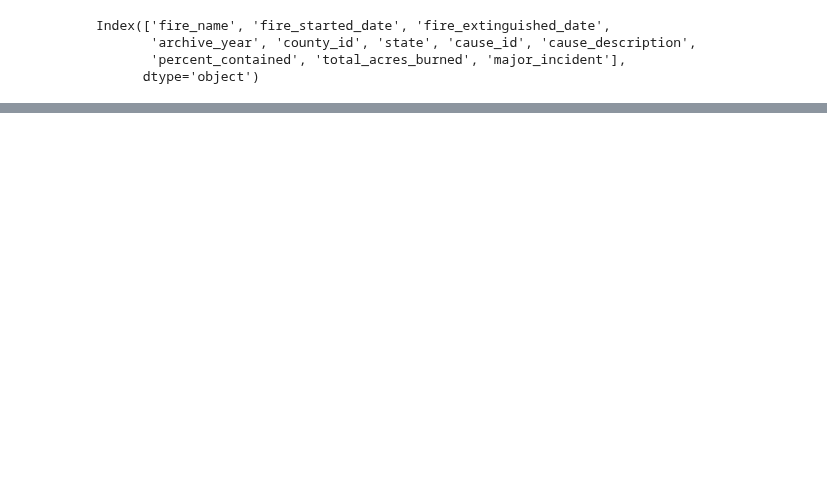
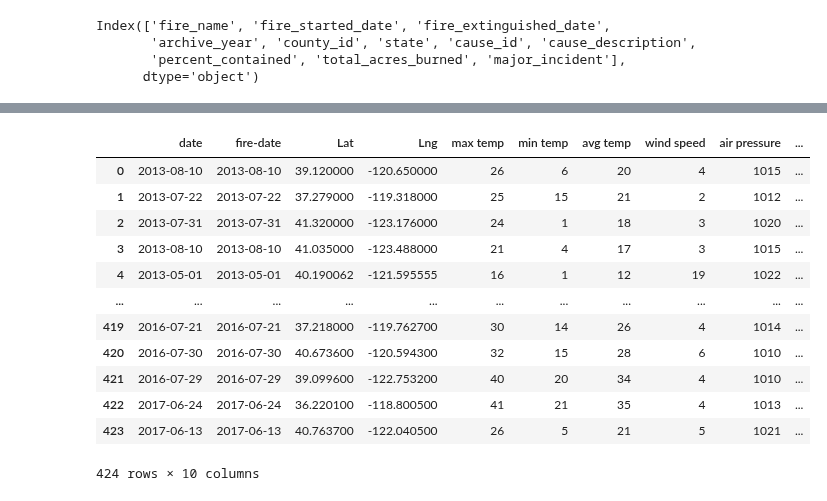
Before and after one commit to dhivyapadmanaban/California_Wildfires, a Jupyter notebook: Data_Processing/California_WildFire_Processing.ipynb, the cells around one changed output, grey strips where cells are left out. Saved outputs shown, nothing was run; the diff lists cells and outputs as text; code cells hidden in the pictures; blank space fills up the shorter version.

Commit message:
Adding the updated weather data

```diff
--- a/Data_Processing/California_WildFire_Processing.ipynb
+++ b/Data_Processing/California_WildFire_Processing.ipynb
@@ -611,6 +627,8 @@ tmax = []
 tmin = []
 tavg = []
 wspd = []
+pres = []
+prcp = []
 
 
 for index, row in california_fire[["Latitude", "Longitude", "Fire_Started_Date"]].iterrows():
@@ -629,25 +647,39 @@ for index, row in california_fire[["Latitude", "Longitude", "Fire_Started_Date"]
         #print(data.tmax[0])
         tmax.append(data.tmax[0])
     else:
-        tmax.append(-273)
+        tmax.append(0)
 
     if len(data.tmin) > 0:
         #print("The mean minimum air temperature in °C:")
         #print(data.tmin[0])
         tmin.append(data.tmin[0])
     else:
-        tmin.append(-273)
+        tmin.append(0)
 
     if len(data.tavg) > 0:
         #print("The mean air temperature in °C:")
         #print(data.tavg[0])
         tavg.append(data.tavg[0])
     else:
-        tavg.append(-273)
+        tavg.append(0)
 
     if len(data.wspd) > 0:
         #print("The mean wind speed in km/hr:")
         #print(data.wspd[0])
         wspd.append(data.wspd[0])
     else:
-        wspd.append(-1)
+        wspd.append(1)
+
+    if len(data.pres) > 0:
+        #print("The mean wind speed in km/hr:")
+        #print(data.wspd[0])
+        pres.append(data.pres[0])
+    else:
+        pres.append(1)
+
+    if len(data.prcp) > 0:
+        #print("The mean wind speed in km/hr:")
+        #print(data.wspd[0])
+        prcp.append(data.prcp[0])
+    else:
+        prcp.append(0)
@@ -656,3 +691,11 @@ california_fire["Minimum_Temp"] = tmin
 california_fire["Maximum_Temp"] = tmax
 california_fire["Average_Temp"] = tavg
 california_fire["Wind_Speed"] = wspd
+california_fire["Air_Pressure"] = pres
+california_fire["Precipitation"] = prcp
+# %%
+#chk 0 weather data
+missing_weather_df = california_fire[(california_fire['Minimum_Temp'] == 0) & (california_fire['Maximum_Temp'] == 0) &
+                                    (california_fire['Wind_Speed'] == 1) & (california_fire['Air_Pressure'] == 1) &
+                                    (california_fire['Precipitation'] == 0) & (california_fire['Average_Temp'] == 0)]
+missing_weather_df
@@ -658,0 +716,3 @@ california_fire["Wind_Speed"] = wspd
+# %%
+get_weather_df = missing_weather_df.copy()
+get_weather_df
@@ -658,0 +808,17 @@ california_fire["Wind_Speed"] = wspd
+# %%
+weather_df = pd.DataFrame(weather_data)
+weather_df
+# %% [output]
+|  | date | fire-date | Lat | Lng | max temp | min temp | avg temp | wind speed | air pressure | ... |
+| 0 | 2013-08-10 | 2013-08-10 | 39.120000 | -120.650000 | 26 | 6 | 20 | 4 | 1015 | ... |
+| 1 | 2013-07-22 | 2013-07-22 | 37.279000 | -119.318000 | 25 | 15 | 21 | 2 | 1012 | ... |
+| 2 | 2013-07-31 | 2013-07-31 | 41.320000 | -123.176000 | 24 | 1 | 18 | 3 | 1020 | ... |
+| 3 | 2013-08-10 | 2013-08-10 | 41.035000 | -123.488000 | 21 | 4 | 17 | 3 | 1015 | ... |
+| 4 | 2013-05-01 | 2013-05-01 | 40.190062 | -121.595555 | 16 | 1 | 12 | 19 | 1022 | ... |
+| ... | ... | ... | ... | ... | ... | ... | ... | ... | ... | ... |
+| 419 | 2016-07-21 | 2016-07-21 | 37.218000 | -119.762700 | 30 | 14 | 26 | 4 | 1014 | ... |
+| 420 | 2016-07-30 | 2016-07-30 | 40.673600 | -120.594300 | 32 | 15 | 28 | 6 | 1010 | ... |
+| 421 | 2016-07-29 | 2016-07-29 | 39.099600 | -122.753200 | 40 | 20 | 34 | 4 | 1010 | ... |
+| 422 | 2017-06-24 | 2017-06-24 | 36.220100 | -118.800500 | 41 | 21 | 35 | 4 | 1013 | ... |
+| 423 | 2017-06-13 | 2017-06-13 | 40.763700 | -122.040500 | 26 | 5 | 21 | 5 | 1021 | ... |
+424 rows × 10 columns
```
Also changed, not shown: parts of 30 cells of this notebook, 1 other file.
